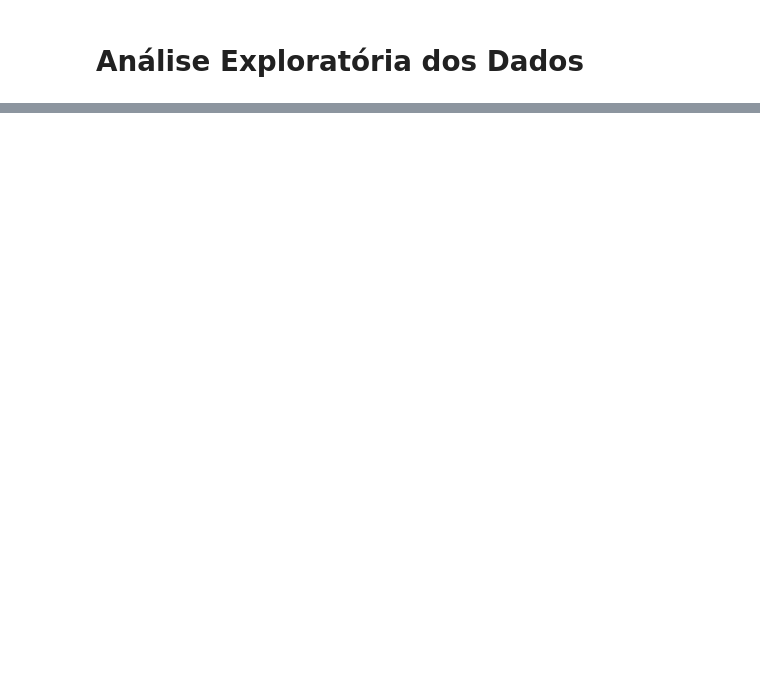
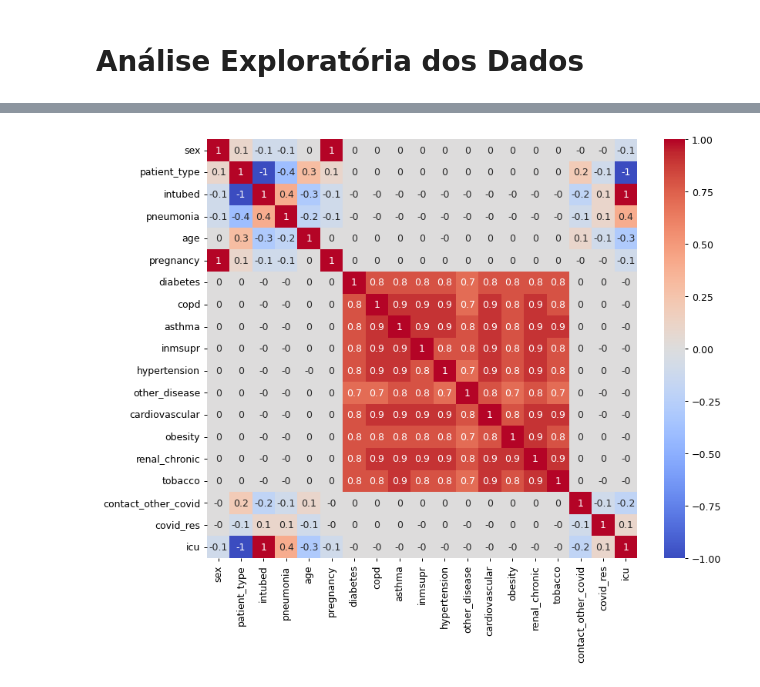
Before and after one commit to fernandakawasaki/Projeto-Base-de-Dados-COVID-19, a Jupyter notebook: notebook.ipynb, the cells around one changed output, grey strips where cells are left out. Drawn from its saved outputs; the diff is of its cells as text; code cells hidden in the pictures; blank space fills up the shorter version.

```diff
--- a/notebook.ipynb
+++ b/notebook.ipynb
@@ -165,3 +18,0 @@ covid_1[covid_1.loc[:, 'diabetes'] == 98]
-# %%
-df = covid_1[covid_1.loc[:, 'diabetes'] == 98]
-df['patient_type'].value_counts()
@@ -202,0 +66,8 @@ Created in <span style='font-weight:600;margin-left:4px;'>Deepnote</span></a>
+# %%
+plt.figure(figsize=(10, 8), dpi= 90)
+sns.heatmap(df.corr().round(1),
+                annot=True, center=0, vmin=-1, vmax=1,
+                cmap = "coolwarm")
+plt.show()
+# %% [output]
+[figure, added]
```
Also changed, not shown: parts of 113 cells of this notebook.
